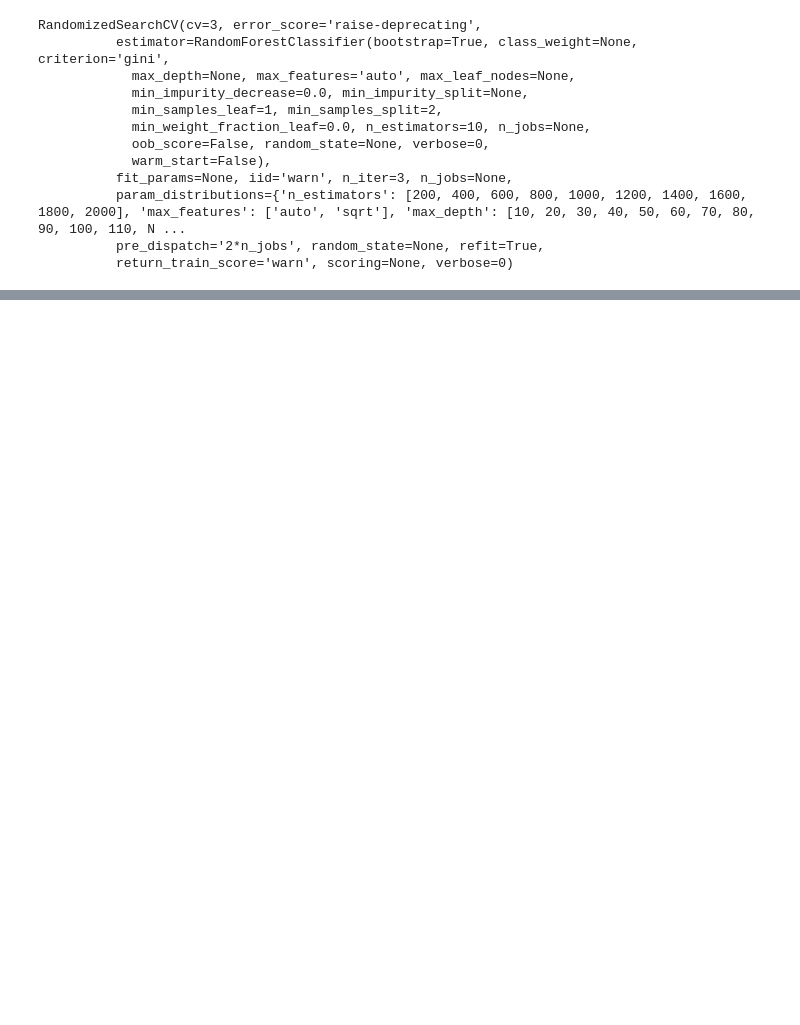
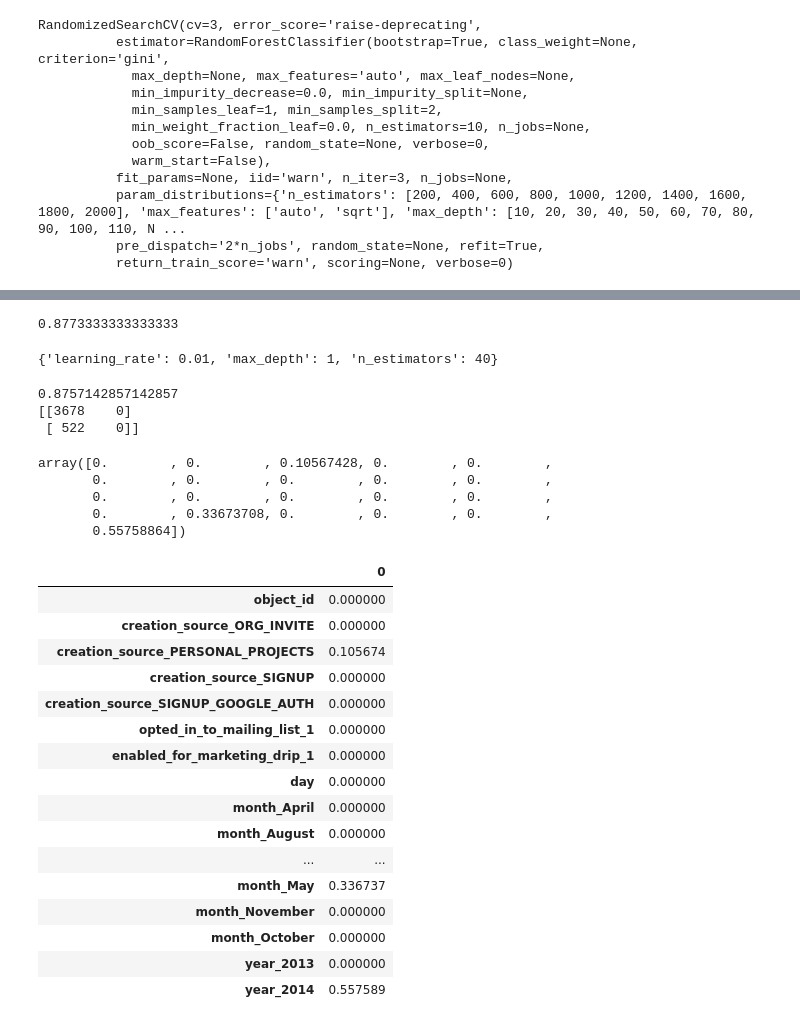
Before and after one commit to Mernegar/Mini-Projects, a Jupyter notebook: relax_challenge/Relax Inc.ipynb, the cells around one changed output, grey strips where cells are left out. Saved outputs shown, nothing was run; the diff lists cells and outputs as text; code cells hidden in the pictures; blank space fills up the shorter version.

```diff
--- a/relax_challenge/Relax Inc.ipynb
+++ b/relax_challenge/Relax Inc.ipynb
@@ -701,0 +766,6 @@ print (metrics.confusion_matrix(y_test , pred))
+# %%
+X = df_dummy[['object_id', 'day','enabled_for_marketing_drip_1',
+       'opted_in_to_mailing_list_1','creation_source_SIGNUP','creation_source_ORG_INVITE',
+       'year_2013']].values
+# %%
+X_train, X_test, y_train, y_test = train_test_split( X, y, test_size=0.35, random_state=42)
@@ -701,0 +821,48 @@ print (metrics.confusion_matrix(y_test , pred))
+# %%
+grid.best_score_
+# %% [output]
+0.8773333333333333
+# %%
+grid.best_params_
+# %% [output]
+{'learning_rate': 0.01, 'max_depth': 1, 'n_estimators': 40}
+# %%
+gb = GradientBoostingClassifier(learning_rate= 0.01, max_depth = 1, n_estimators = 40).fit(X_train , y_train)
+
+pred = gb.predict(X_test)
+
+print (metrics.accuracy_score(y_test , pred))
+
+print (metrics.confusion_matrix(y_test , pred))
+# %% [output]
+0.8757142857142857
+[[3678    0]
+ [ 522    0]]
+# %%
+gb.feature_importances_
+# %% [output]
+array([0.        , 0.        , 0.10567428, 0.        , 0.        ,
+       0.        , 0.        , 0.        , 0.        , 0.        ,
+       0.        , 0.        , 0.        , 0.        , 0.        ,
+       0.        , 0.33673708, 0.        , 0.        , 0.        ,
+       0.55758864])
+# %%
+pd.DataFrame(data = gb.feature_importances_ , index= feature_col)
+# %% [output]
+|  | 0 |
+| object_id | 0.000000 |
+| creation_source_ORG_INVITE | 0.000000 |
+| creation_source_PERSONAL_PROJECTS | 0.105674 |
+| creation_source_SIGNUP | 0.000000 |
+| creation_source_SIGNUP_GOOGLE_AUTH | 0.000000 |
+| opted_in_to_mailing_list_1 | 0.000000 |
+| enabled_for_marketing_drip_1 | 0.000000 |
+| day | 0.000000 |
+| month_April | 0.000000 |
+| month_August | 0.000000 |
+| ... | ... |
+| month_May | 0.336737 |
+| month_November | 0.000000 |
+| month_October | 0.000000 |
+| year_2013 | 0.000000 |
+| year_2014 | 0.557589 |
```
Also changed, not shown: parts of 41 cells of this notebook.
